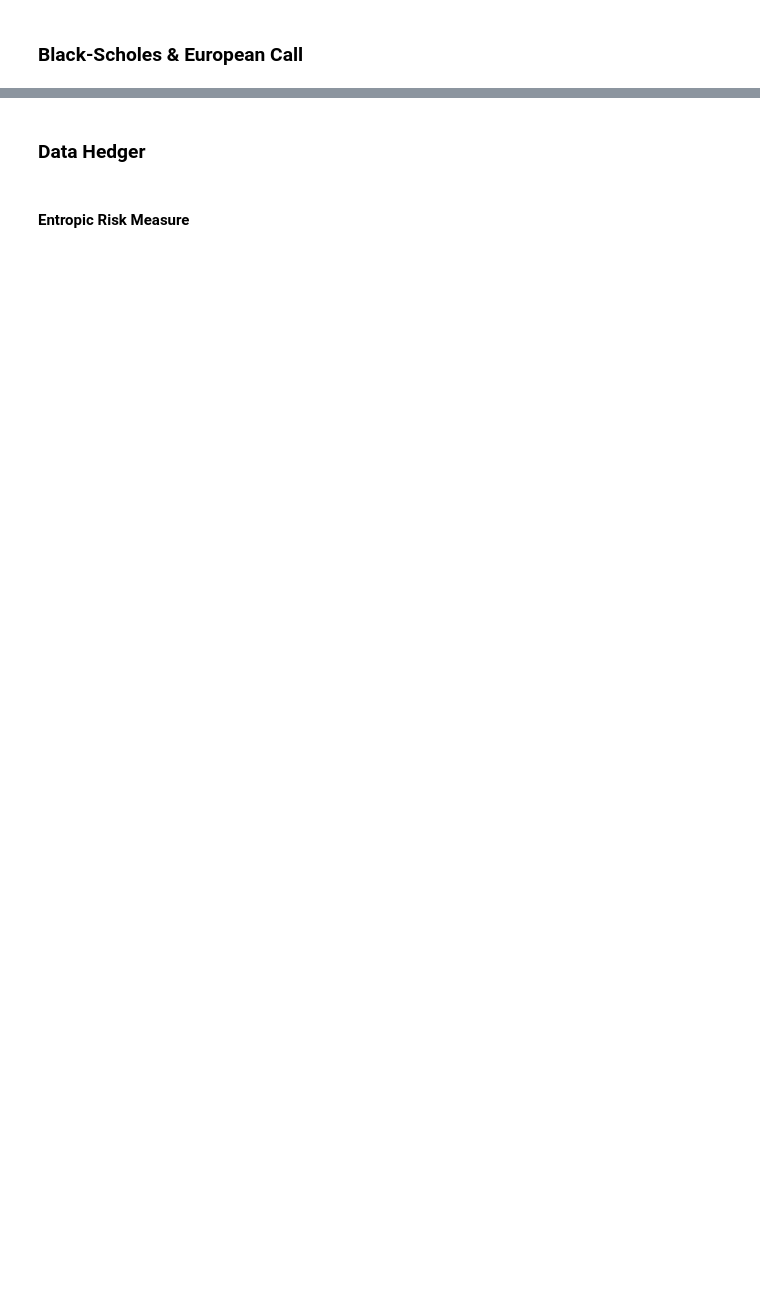
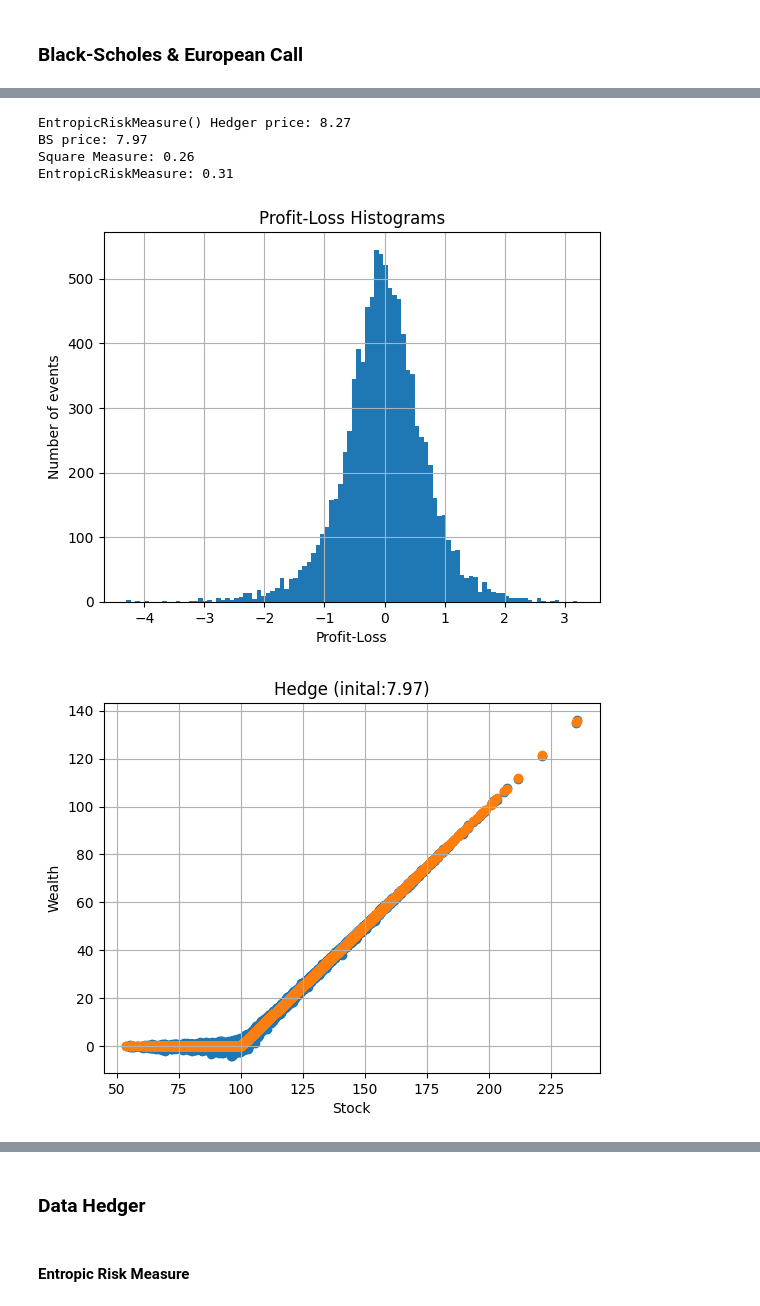
Before and after one commit to justinhou95/NeuralHedge, a Jupyter notebook: notebooks/deephedge.ipynb, the cells around one changed output, grey strips where cells are left out. Cells and saved outputs as stored; diff of their text form; code cells hidden in the pictures; blank space fills up the shorter version.

```diff
--- a/notebooks/deephedge.ipynb
+++ b/notebooks/deephedge.ipynb
@@ -120,0 +102,13 @@ SquareMeasure()(pnl), EntropicRiskMeasure()(pnl)
+# %%
+bs_price, bs_delta = bs_market.get_price_delta()
+delta_hedger = datahedger.Hedger(bs_delta)
+record_dir = './deephedge/bs_call_delta'
+record_dir = ''
+evaluate_bs_deep_hedge(delta_hedger, ds_test, bs_price, record_dir)
+# %% [output]
+EntropicRiskMeasure() Hedger price: 8.27
+BS price: 7.97
+Square Measure: 0.26
+EntropicRiskMeasure: 0.31
+[figure, added]
+[figure, added]
```
Also changed, not shown: parts of 29 cells of this notebook, 31 other files.
